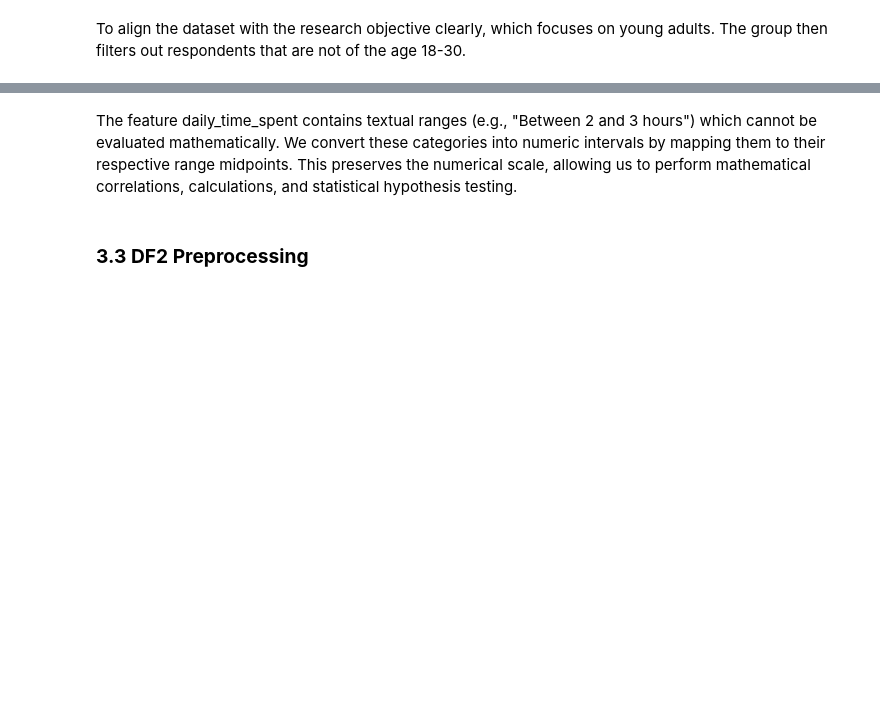
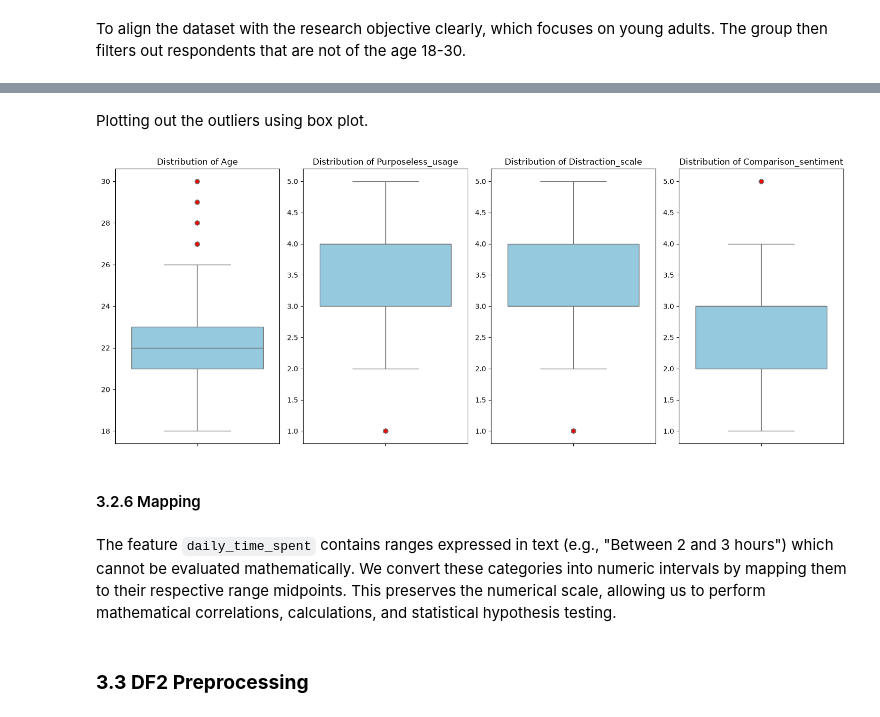
Before and after one commit to klyckman/CSMODEL, a Jupyter notebook: notebooks/Kodiak_Knowers_Notebook.ipynb, the cells around one changed output, grey strips where cells are left out. Cells and saved outputs as stored; diff of their text form; code cells hidden in the pictures; blank space fills up the shorter version.

```diff
--- a/notebooks/Kodiak_Knowers_Notebook.ipynb
+++ b/notebooks/Kodiak_Knowers_Notebook.ipynb
@@ -154,0 +223,17 @@ df1_clean.head()
+# %%
+#Isolating numerical features relevant for outlier analysis
+numeric_cols = df1_clean.select_dtypes(include=['int64', 'float64']).columns
+
+print("Outlier Assessment via Interquartile Range (IQR):")
+for col in numeric_cols:
+    Q1 = df1_clean[col].quantile(0.25)
+    Q3 = df1_clean[col].quantile(0.75)
+    IQR = Q3 - Q1
+
+    # Define bounds
+    lower_bound = Q1 - 1.5 * IQR
+    upper_bound = Q3 + 1.5 * IQR
+
+    # Count rows exceeding fences
+    outliers = df1_clean[(df1_clean[col] < lower_bound) | (df1_clean[col] > upper_bound)]
+    print(f" - Column '{col}': Found {len(outliers)} outliers (Bounds: {lower_bound:.2f} to {upper_bound:.2f})")
@@ -155,5 +255,25 @@ df1_clean.head()
+# %% [markdown]
+Plotting out the outliers using box plot.
+# %%
+
+numerical_cols = ['age', 'purposeless_usage', 'distraction_scale', 'comparison_sentiment']
+
+plt.figure(figsize=(15, 6))
+
+for i, col in enumerate(numerical_cols, 1):
+    plt.subplot(1, len(numerical_cols), i)
+    sns.boxplot(y=df1_clean[col], color='skyblue', flierprops={'markerfacecolor':'red', 'marker':'o'})
+    plt.title(f'Distribution of {col.capitalize()}')
+    plt.ylabel('')
+
+plt.tight_layout()
+plt.show()
+# %% [output]
+[figure, added]
+# %% [markdown]
+#### 3.2.6 Mapping
 # %% [markdown]
-The feature daily_time_spent contains textual ranges (e.g., "Between 2 and 3 hours") which cannot be evaluated mathematically. We convert these categories into numeric intervals by mapping them to their respective range midpoints. This preserves the numerical scale, allowing us to perform mathematical correlations, calculations, and statistical hypothesis testing.
+The feature `daily_time_spent` contains ranges expressed in text (e.g., "Between 2 and 3 hours") which cannot be evaluated mathematically. We convert these categories into numeric intervals by mapping them to their respective range midpoints. This preserves the numerical scale, allowing us to perform mathematical correlations, calculations, and statistical hypothesis testing.
 # %%
 df1_time_mapping = {
     "Less than an Hour": 0.5,
```
Also changed, not shown: parts of 15 cells of this notebook.
